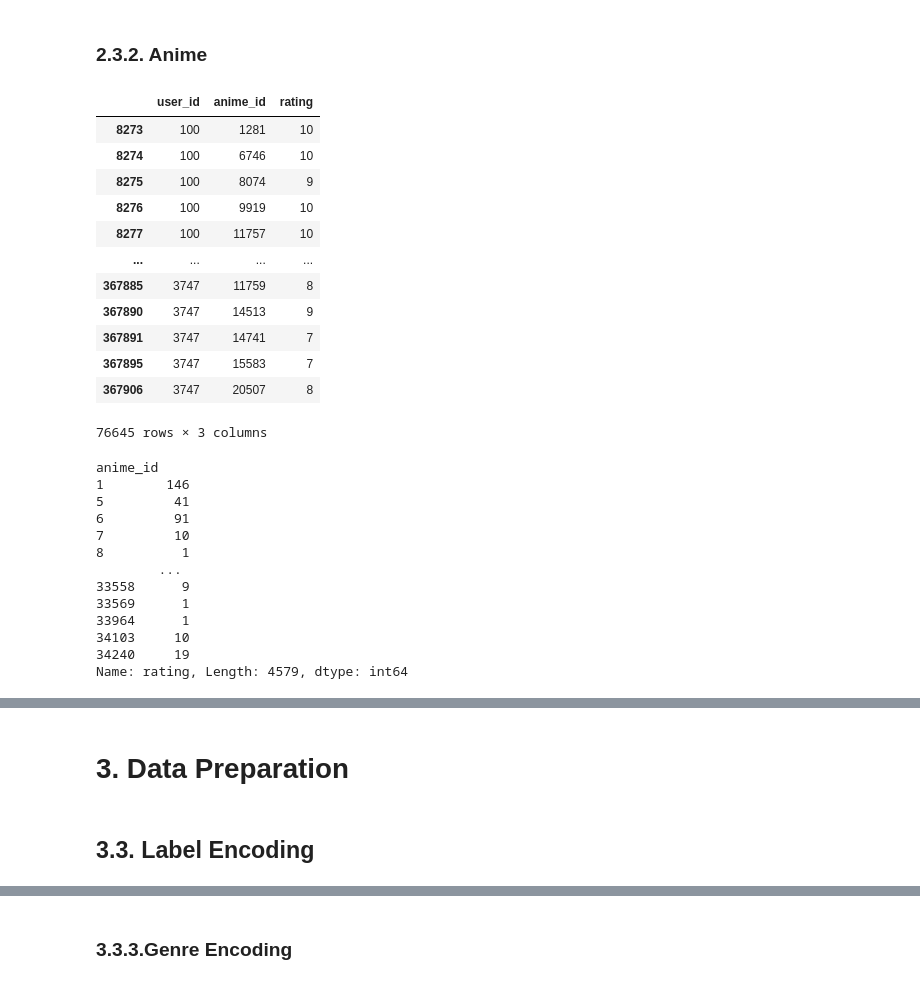
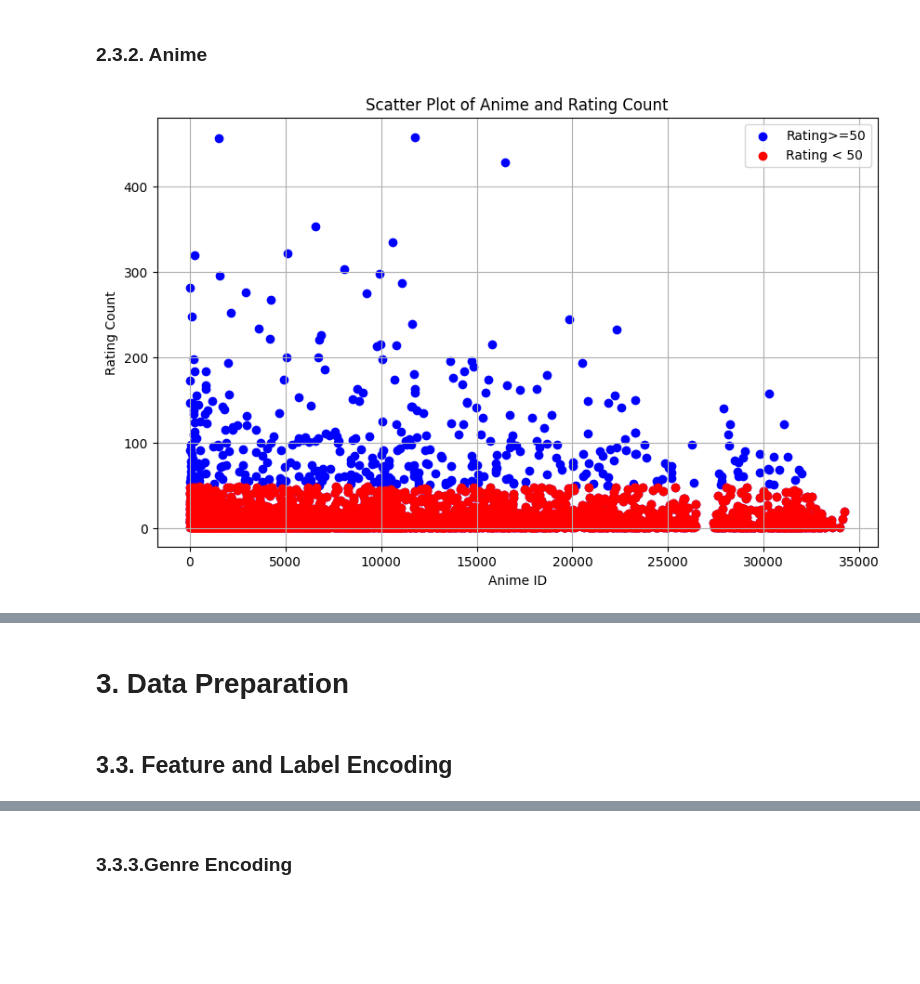
Before and after one commit to yasir-rtx/dbs_ML_expert_project02, a Jupyter notebook: model.ipynb, the cells around one changed output, grey strips where cells are left out. Saved outputs shown, nothing was run; the diff lists cells and outputs as text; code cells hidden in the pictures; blank space fills up the shorter version.

```diff
--- a/model.ipynb
+++ b/model.ipynb
@@ -334,39 +322,21 @@ User sebelum bias dihapus: 69600
 User setelah bias dihapus: 891
 # %% [markdown]
 ### 2.3.2. Anime
-# %%
-data_rating
-# %% [output]
-|  | user_id | anime_id | rating |
-| 8273 | 100 | 1281 | 10 |
-| 8274 | 100 | 6746 | 10 |
-| 8275 | 100 | 8074 | 9 |
-| 8276 | 100 | 9919 | 10 |
-| 8277 | 100 | 11757 | 10 |
-| ... | ... | ... | ... |
-| 367885 | 3747 | 11759 | 8 |
-| 367890 | 3747 | 14513 | 9 |
-| 367891 | 3747 | 14741 | 7 |
-| 367895 | 3747 | 15583 | 7 |
-| 367906 | 3747 | 20507 | 8 |
-76645 rows × 3 columns
-# %%
-data_rating_count = data_rating.groupby('anime_id')['rating'].count()
-data_rating_count
-# %% [output]
-anime_id
-1        146
-5         41
-6         91
-7         10
-8          1
-        ...
-33558      9
-33569      1
-33964      1
-34103     10
-34240     19
-Name: rating, Length: 4579, dtype: int64
+# %%
+data_rating_count = data_rating.groupby('anime_id')['rating'].count()
+highlight = data_rating_count[data_rating_count < 50]
+
+plt.figure(figsize=(10, 6))
+plt.scatter(data_rating_count.index, data_rating_count.values, color='blue', marker='o', label="Rating>=50")
+plt.scatter(highlight.index, highlight.values, color='red', marker='o', label="Rating < 50")
+plt.title('Scatter Plot of Anime and Rating Count')
+plt.xlabel('Anime ID')
+plt.ylabel('Rating Count')
+plt.grid(True)
+plt.legend()
+plt.show()
+# %% [output]
+[figure, added]
 # %%
 data_anime = anime_df.merge(data_rating_count, on='anime_id')
 data_anime.rename(columns={'rating_x':'rating', 'rating_y':'num_rating'}, inplace=True)
@@ -405,7 +375,7 @@ data_anime
 # %% [markdown]
 # 3. Data Preparation
 # %% [markdown]
-## 3.3. Label Encoding
+## 3.3. Feature and Label Encoding
 # %%
 rating_df.sample(10)
 # %% [output]
```
Also changed, not shown: parts of 11 cells of this notebook, 2 other files.
